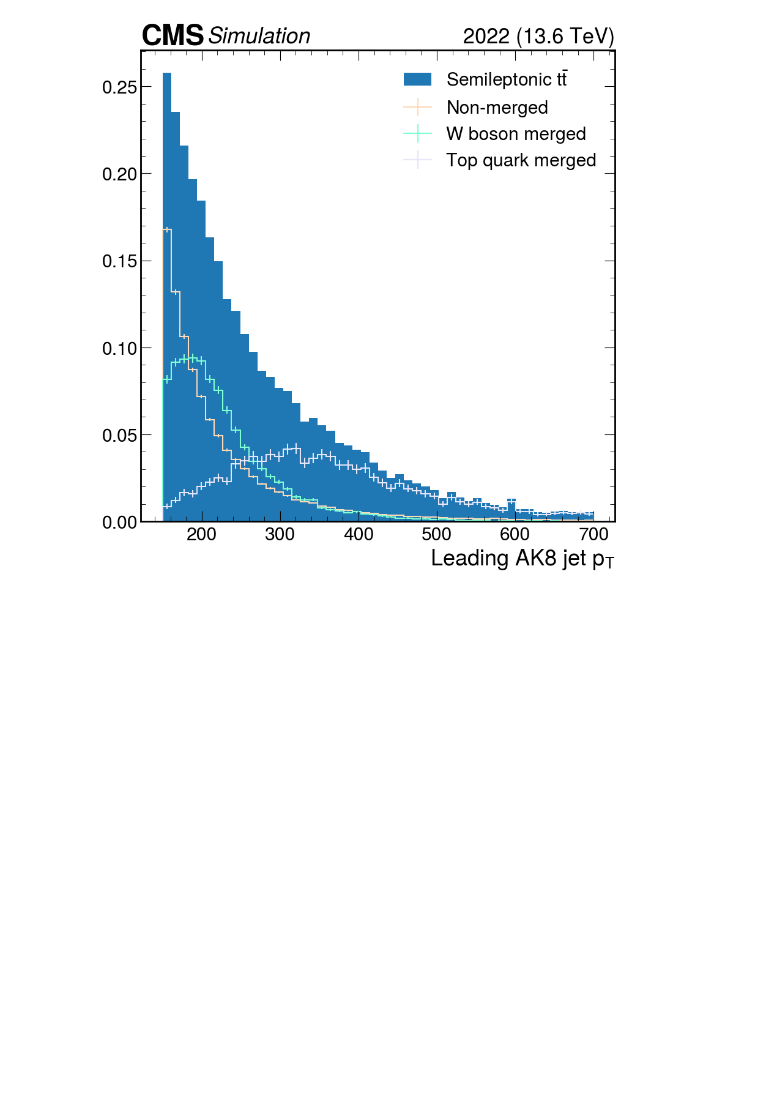
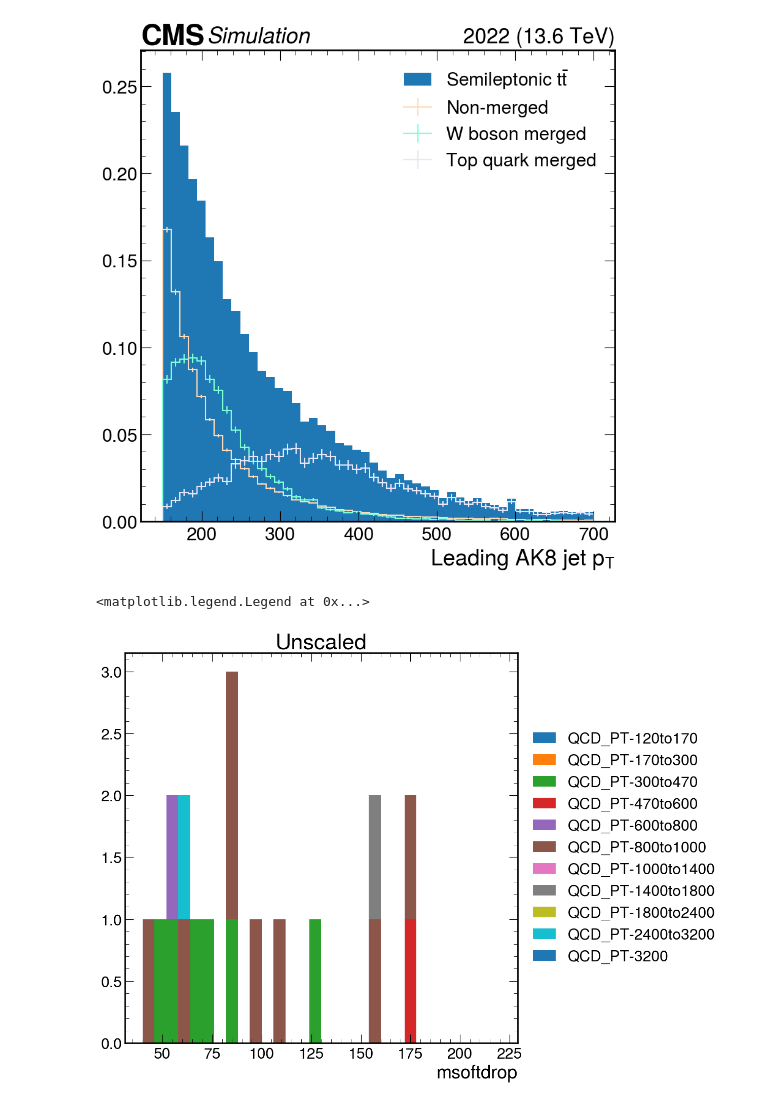
Before and after one commit to alintulu/PNCalibration, a Jupyter notebook: compare.ipynb, the cells around one changed output. Saved outputs shown, nothing was run; the diff lists cells and outputs as text; code cells hidden in the pictures; blank space fills up the shorter version.

```diff
--- a/compare.ipynb
+++ b/compare.ipynb
@@ -211,3 +207,47 @@ ax.legend(loc="best")
 # %% [output]
 <matplotlib.legend.Legend at 0x...>
 [figure]
+# %%
+out=util.load("outfiles/Run3Summer22EE/fulllumi/nminus1_QCD_jetId_btag0p1.coffea")[0]
+
+xs = {
+    'QCD_PT-120to170' : 4.418e+05,
+    'QCD_PT-170to300' : 1.125e+05,
+    'QCD_PT-300to470' : 7.574e+03,
+    'QCD_PT-470to600' : 6.271e+02,
+    'QCD_PT-600to800': 1.795e+02,
+    'QCD_PT-800to1000': 3.101e+01,
+    'QCD_PT-1000to1400': 8.992e+00,
+    'QCD_PT-1400to1800': 8.071e-01,
+    'QCD_PT-1800to2400' : 1.167e-01,
+    'QCD_PT-2400to3200': 7.624e-03,
+    'QCD_PT-3200': 2.313e-0,
+}
+
+fig, ax = plt.subplots(figsize=(10, 10))
+
+hs = []
+for QCD in xs.keys():
+
+    h = out["cutflow"][{
+        "pn_Hbb" : slice(0j, 1j, sum),
+        "region" : hist.loc("all"),
+        "dataset" : hist.loc(QCD),
+        "cat" : sum,
+        "cut" : hist.loc(4),
+    }]
+    hs.append(h)
+
+mplhep.histplot(
+    hs,
+    ax=ax,
+    histtype="fill",
+    label=xs.keys(),
+    stack=True,
+)
+
+ax.set_title("Unscaled")
+ax.legend(loc='center left', bbox_to_anchor=(1, 0.5))
+# %% [output]
+<matplotlib.legend.Legend at 0x...>
+[figure, added]
```
Also changed, not shown: parts of 4 cells of this notebook, 4 other files.
